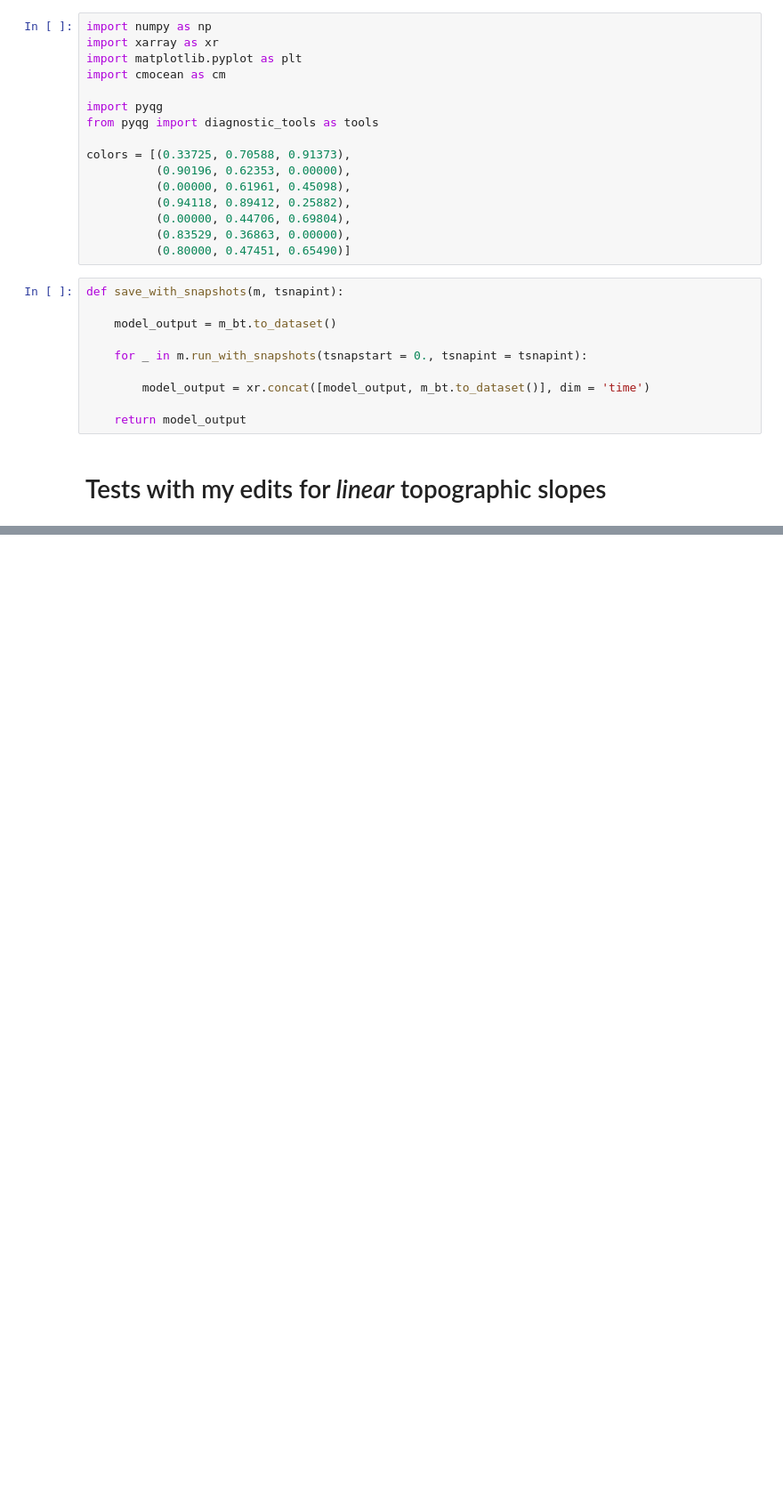
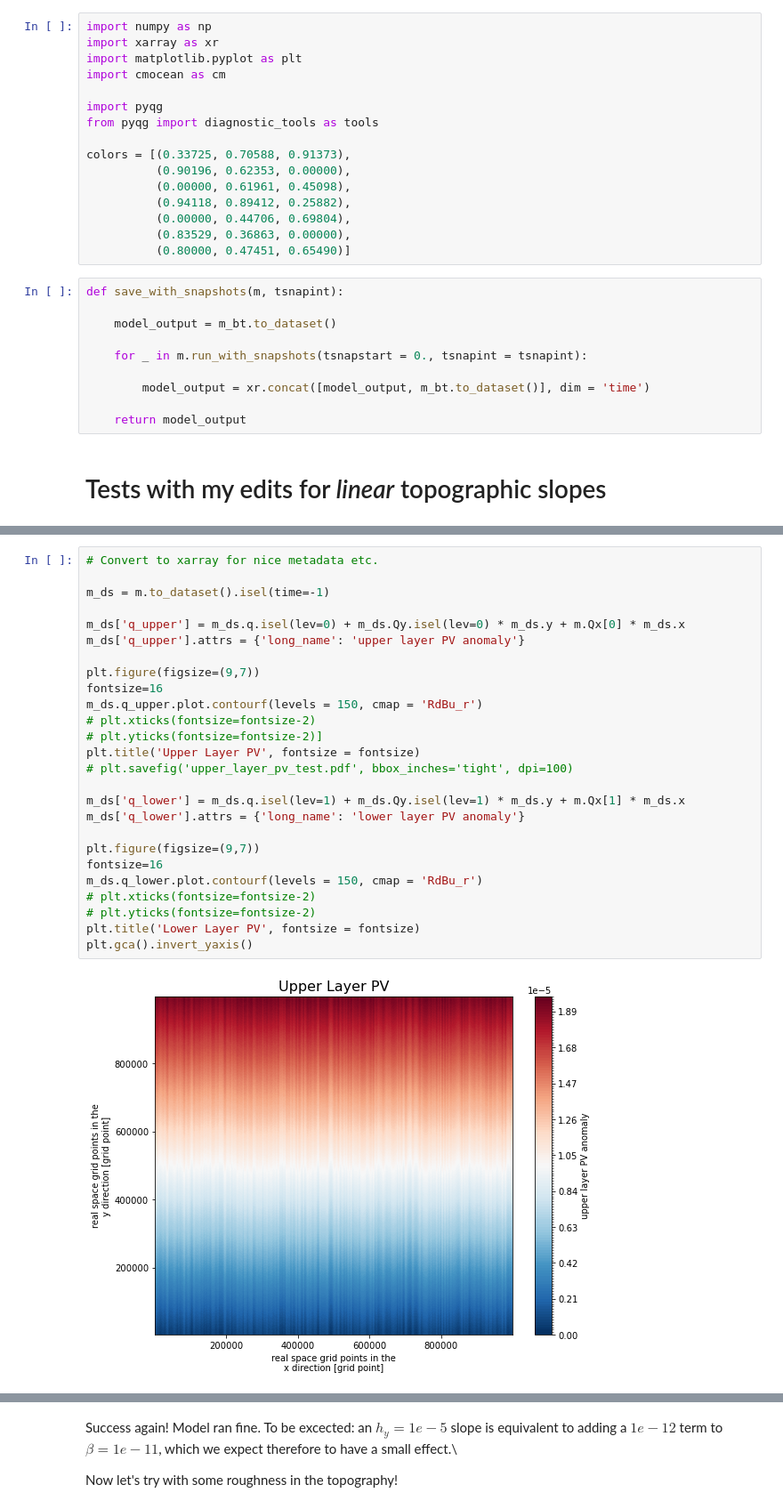
Before and after one commit to mpudig/pyqg, a Jupyter notebook: expts_pudig/qg_model_test.ipynb, the cells around one changed output, grey strips where cells are left out. Shown at 89% size. Cells and saved outputs as stored; diff of their text form; blank space fills up the shorter version.

```diff
--- a/expts_pudig/qg_model_test.ipynb
+++ b/expts_pudig/qg_model_test.ipynb
@@ -614,0 +198,28 @@ plt.colorbar()
+# %%
+# Convert to xarray for nice metadata etc.
+
+m_ds = m.to_dataset().isel(time=-1)
+
+m_ds['q_upper'] = m_ds.q.isel(lev=0) + m_ds.Qy.isel(lev=0) * m_ds.y + m.Qx[0] * m_ds.x
+m_ds['q_upper'].attrs = {'long_name': 'upper layer PV anomaly'}
+
+plt.figure(figsize=(9,7))
+fontsize=16
+m_ds.q_upper.plot.contourf(levels = 150, cmap = 'RdBu_r')
+# plt.xticks(fontsize=fontsize-2)
+# plt.yticks(fontsize=fontsize-2)]
+plt.title('Upper Layer PV', fontsize = fontsize)
+# plt.savefig('upper_layer_pv_test.pdf', bbox_inches='tight', dpi=100)
+
+m_ds['q_lower'] = m_ds.q.isel(lev=1) + m_ds.Qy.isel(lev=1) * m_ds.y + m.Qx[1] * m_ds.x
+m_ds['q_lower'].attrs = {'long_name': 'lower layer PV anomaly'}
+
+plt.figure(figsize=(9,7))
+fontsize=16
+m_ds.q_lower.plot.contourf(levels = 150, cmap = 'RdBu_r')
+# plt.xticks(fontsize=fontsize-2)
+# plt.yticks(fontsize=fontsize-2)
+plt.title('Lower Layer PV', fontsize = fontsize)
+plt.gca().invert_yaxis()
+# %% [output]
+[figure, added]
@@ -614,0 +227,4 @@ plt.colorbar()
+# %% [markdown]
+Success again! Model ran fine. To be excected: an $h_y = 1e-5$ slope is equivalent to adding a $1e-12$ term to $\beta = 1e-11$, which we expect therefore to have a small effect.\\
+
+Now let's try with some roughness in the topography!
```
Also changed, not shown: parts of 48 cells of this notebook, 1 other file.
